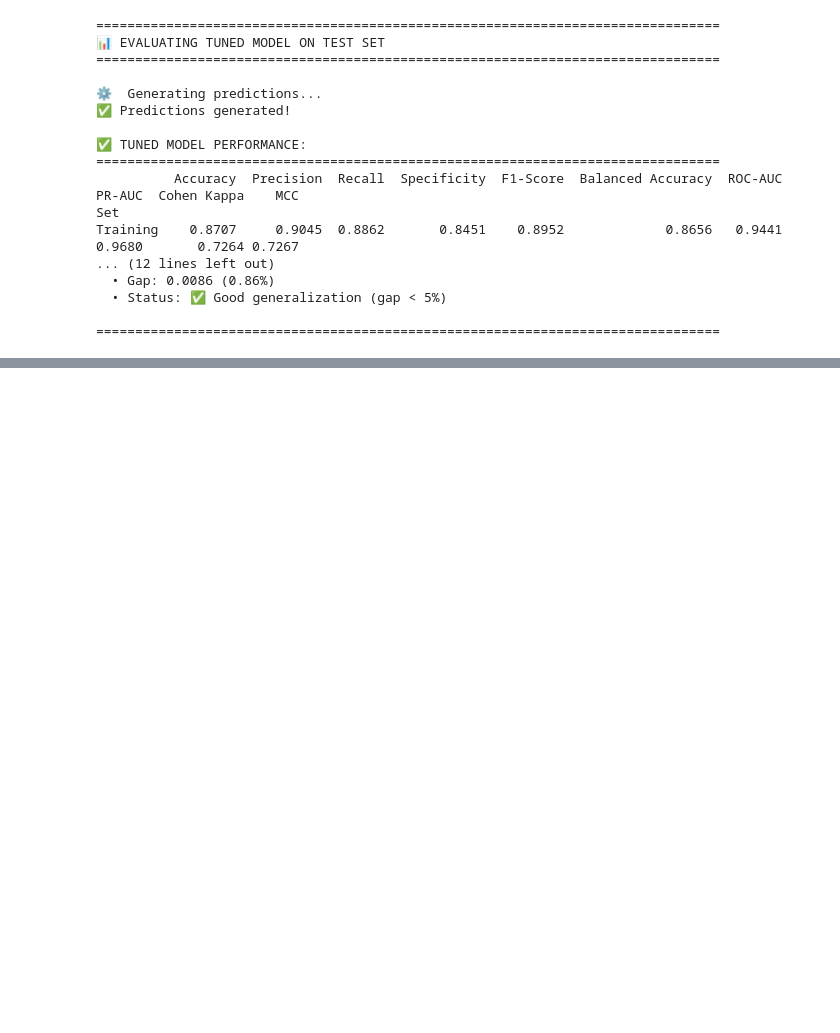
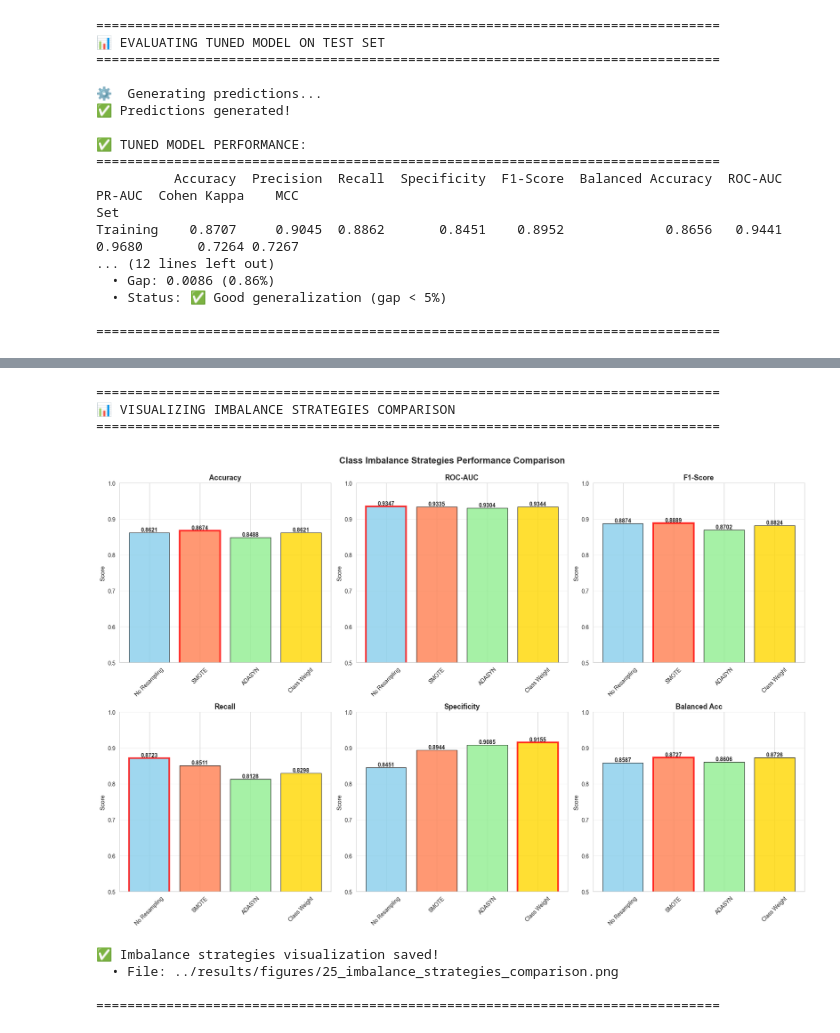
Before and after one commit to IchsanJunaedi/kelompok22_Machine_Learning, a Jupyter notebook: notebooks/04_Hyperparameter_Tuning.ipynb, the cells around one changed output, grey strips where cells are left out. Cells and saved outputs as stored; diff of their text form; code cells hidden in the pictures; blank space fills up the shorter version.

```diff
--- a/notebooks/04_Hyperparameter_Tuning.ipynb
+++ b/notebooks/04_Hyperparameter_Tuning.ipynb
@@ -508,0 +846,65 @@ print("\n" + "="*80)
+# %%
+#==============================================================================
+# CELL 11: VISUALIZE IMBALANCE STRATEGIES
+#==============================================================================
+"""
+Visualize comparison of all imbalance strategies.
+"""
+print("\n" + "="*80)
+print("📊 VISUALIZING IMBALANCE STRATEGIES COMPARISON")
+print("="*80)
+
+fig, axes = plt.subplots(2, 3, figsize=(18, 12))
+metrics_to_plot = ['Accuracy', 'ROC-AUC', 'F1-Score', 'Recall', 'Specificity', 'Balanced Acc']
+
+for idx, metric in enumerate(metrics_to_plot):
+    ax = axes[idx // 3, idx % 3]
+
+    # Get data
+    strategies = strategies_df['Strategy'].values
+    values = strategies_df[metric].values
+
+    # Color code
+    colors = ['skyblue', 'coral', 'lightgreen', 'gold'][:len(strategies)]
+
+    # Bar plot
+    bars = ax.bar(strategies, values, color=colors, alpha=0.8, edgecolor='black')
+
+    ax.set_title(metric, fontsize=13, fontweight='bold')
+    ax.set_ylabel('Score', fontsize=11)
+    ax.set_ylim([0.5, 1.0])
+    ax.grid(axis='y', alpha=0.3)
+    ax.tick_params(axis='x', rotation=45)
+
+    # Highlight best
+    best_idx = values.argmax()
+    bars[best_idx].set_edgecolor('red')
+    bars[best_idx].set_linewidth(3)
+
+    # Add value labels
+    for bar in bars:
+        height = bar.get_height()
+        ax.text(bar.get_x() + bar.get_width()/2., height,
+                f'{height:.4f}',
+                ha='center', va='bottom', fontsize=10, fontweight='bold')
+
+plt.suptitle('Class Imbalance Strategies Performance Comparison',
+             fontsize=16, fontweight='bold', y=0.995)
+plt.tight_layout()
+plt.savefig('../results/figures/25_imbalance_strategies_comparison.png',
+            dpi=300, bbox_inches='tight')
+plt.show()
+
+print("\n✅ Imbalance strategies visualization saved!")
+print("  • File: ../results/figures/25_imbalance_strategies_comparison.png")
+
+print("\n" + "="*80)
+# %% [output]
+================================================================================
+📊 VISUALIZING IMBALANCE STRATEGIES COMPARISON
+================================================================================
+[figure, added]
+✅ Imbalance strategies visualization saved!
+  • File: ../results/figures/25_imbalance_strategies_comparison.png
+
+================================================================================
```
Also changed, not shown: parts of 12 cells of this notebook.
